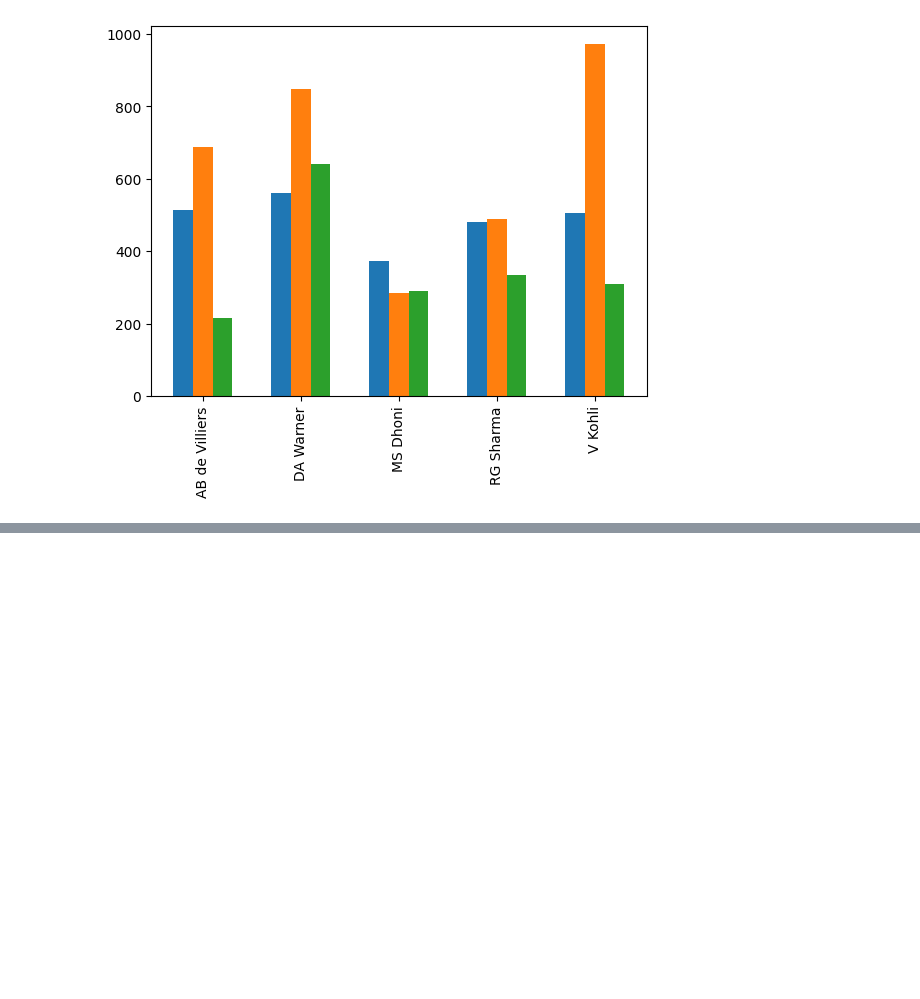
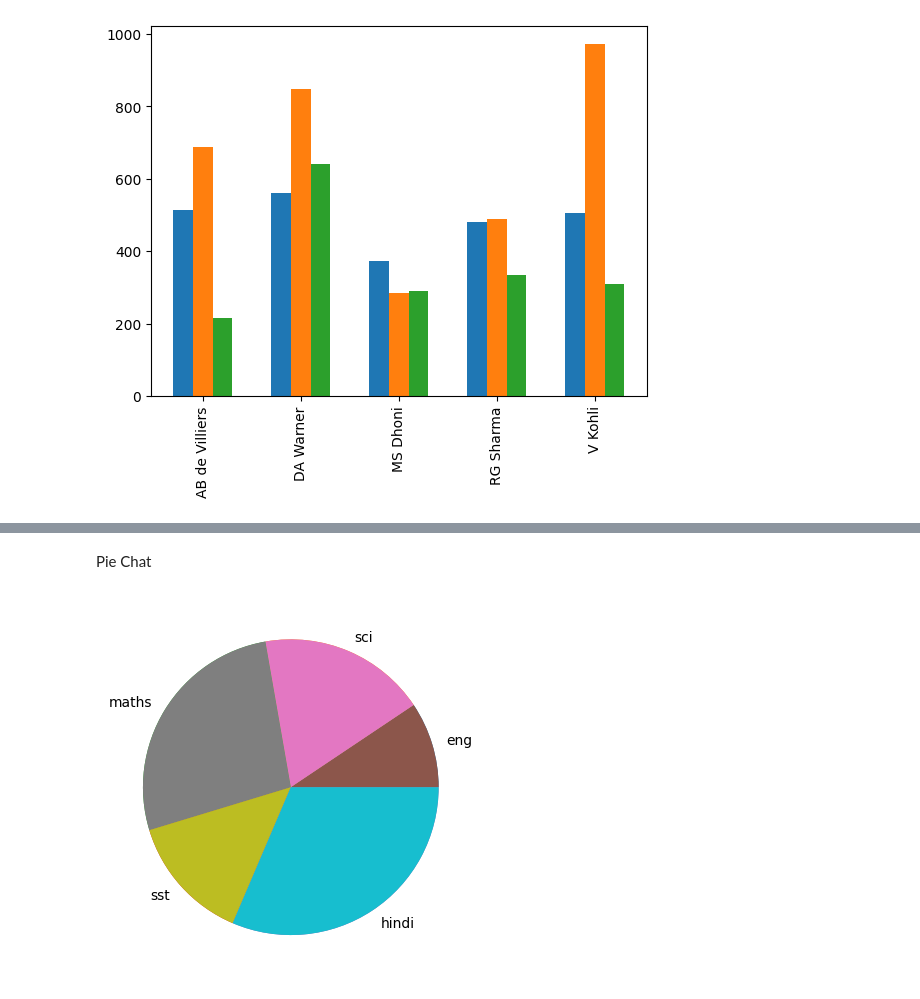
Before and after one commit to rushipatil1808/Python_Libraries, a Jupyter notebook: Matplotlib/Visuliazation.ipynb, the cells around one changed output, grey strips where cells are left out. Cells and saved outputs as stored; diff of their text form; code cells hidden in the pictures; blank space fills up the shorter version.

```diff
--- a/Matplotlib/Visuliazation.ipynb
+++ b/Matplotlib/Visuliazation.ipynb
@@ -161,0 +212,13 @@ plt.show()
+# %% [markdown]
+Pie Chat
+# %%
+#simple data
+data = [23,45,66,34,77]
+subject = ['eng','sci','maths','sst','hindi']
+plt.pie(data, labels=subject)
+
+plt.pie(data)
+
+plt.show()
+# %% [output]
+[figure, added]
```
Also changed, not shown: parts of 12 cells of this notebook, 2 other files.
